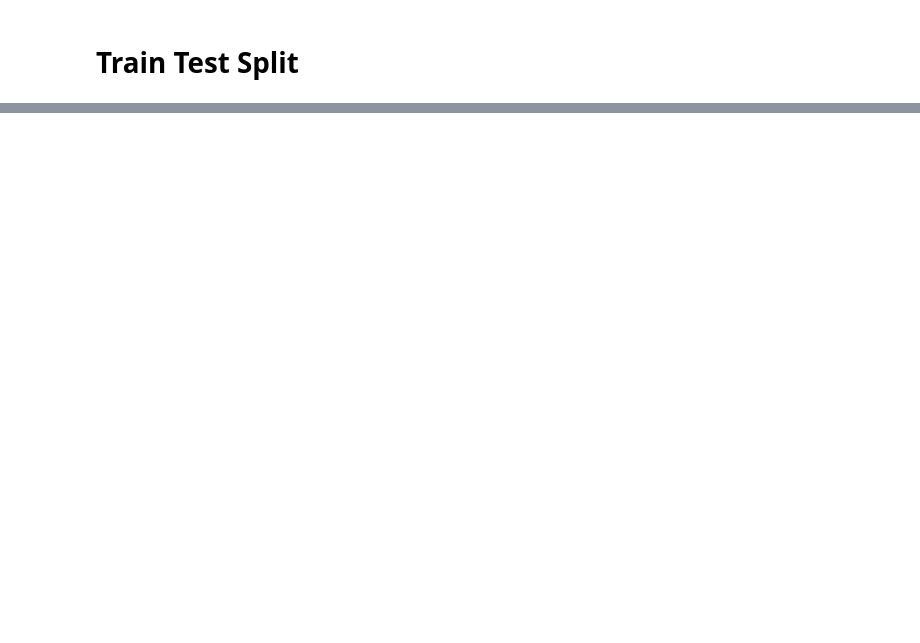
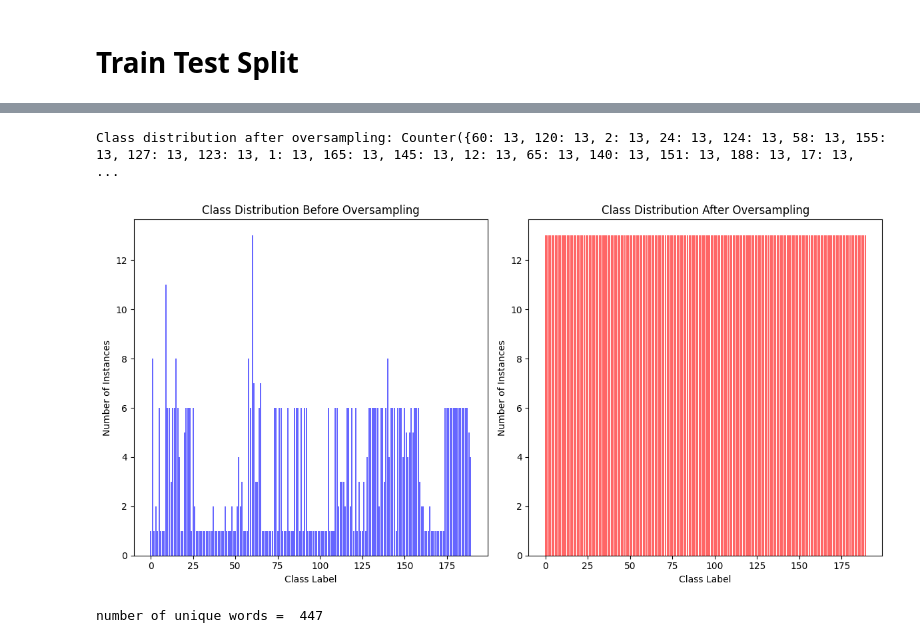
Before and after one commit to PangVin/Chatbot, a Jupyter notebook: 3_Model.ipynb, the cells around one changed output, grey strips where cells are left out. Drawn from its saved outputs; the diff is of its cells as text; code cells hidden in the pictures; blank space fills up the shorter version.

```diff
--- a/3_Model.ipynb
+++ b/3_Model.ipynb
@@ -339,4 +295,0 @@ NameError: name 'classification_report' is not defined
-# %%
-#Model untuk SVM
-svm_classifier = SVC(kernel='linear', C=1.0)
-svm_classifier.fit(X, y)
@@ -533,0 +298,52 @@ your url is: https://plenty-waves-open.loca.lt
+# %%
+from imblearn.over_sampling import RandomOverSampler
+from sklearn.metrics import precision_recall_fscore_support
+from sklearn.model_selection import train_test_split
+
+# Oversampling using RandomOverSampler
+ros = RandomOverSampler(random_state=42)
+X_resampled, y_resampled = ros.fit_resample(X, y)
+
+# Check the distribution of y_resampled if needed
+from collections import Counter
+print(f"Class distribution after oversampling: {Counter(y_resampled)}")
+
+# Split the data into train, validation, and test sets
+X_train, X_val, y_train, y_val = train_test_split(X_resampled, y_resampled, test_size=0.1, random_state=42)
+X_train, X_test, y_train, y_test = train_test_split(X_train, y_train, test_size=0.1, random_state=42)
+# %% [output]
+Class distribution after oversampling: Counter({60: 13, 120: 13, 2: 13, 24: 13, 124: 13, 58: 13, 155: 13, 127: 13, 123: 13, 1: 13, 165: 13, 145: 13, 12: 13, 65: 13, 140: 13, 151: 13, 188: 13, 17: 13,  ...
+# %%
+# Menghitung distribusi kelas sebelum oversampling
+class_distribution_before = Counter(y)
+
+# Menghitung distribusi kelas setelah oversampling
+class_distribution_after = Counter(y_resampled)
+
+# Mengambil label kelas sebagai kategori
+labels = list(class_distribution_before.keys())
+before_counts = [class_distribution_before[label] for label in labels]
+after_counts = [class_distribution_after[label] for label in labels]
+
+# Plotting
+fig, (ax1, ax2) = plt.subplots(1, 2, figsize=(12, 6))
+
+ax1.bar(labels, before_counts, color='b', alpha=0.6)
+ax1.set_title('Class Distribution Before Oversampling')
+ax1.set_xlabel('Class Label')
+ax1.set_ylabel('Number of Instances')
+
+ax2.bar(labels, after_counts, color='r', alpha=0.6)
+ax2.set_title('Class Distribution After Oversampling')
+ax2.set_xlabel('Class Label')
+ax2.set_ylabel('Number of Instances')
+
+plt.tight_layout()
+plt.show()
+# %% [output]
+[figure, added]
+# %%
+vacab_size = len(tokenizer.word_index)
+print('number of unique words = ', vacab_size)
+# %% [output]
+number of unique words =  447
```
Also changed, not shown: parts of 57 cells of this notebook, 2 other files.
